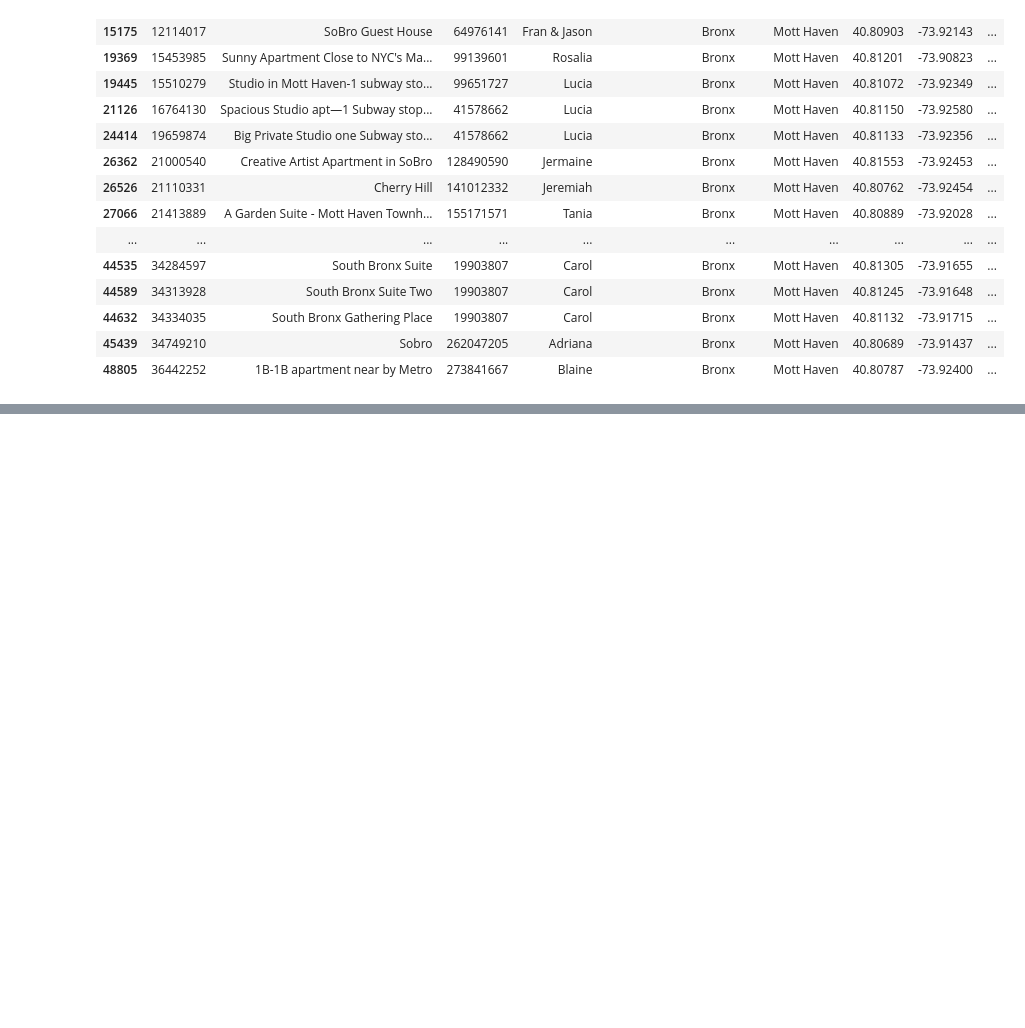
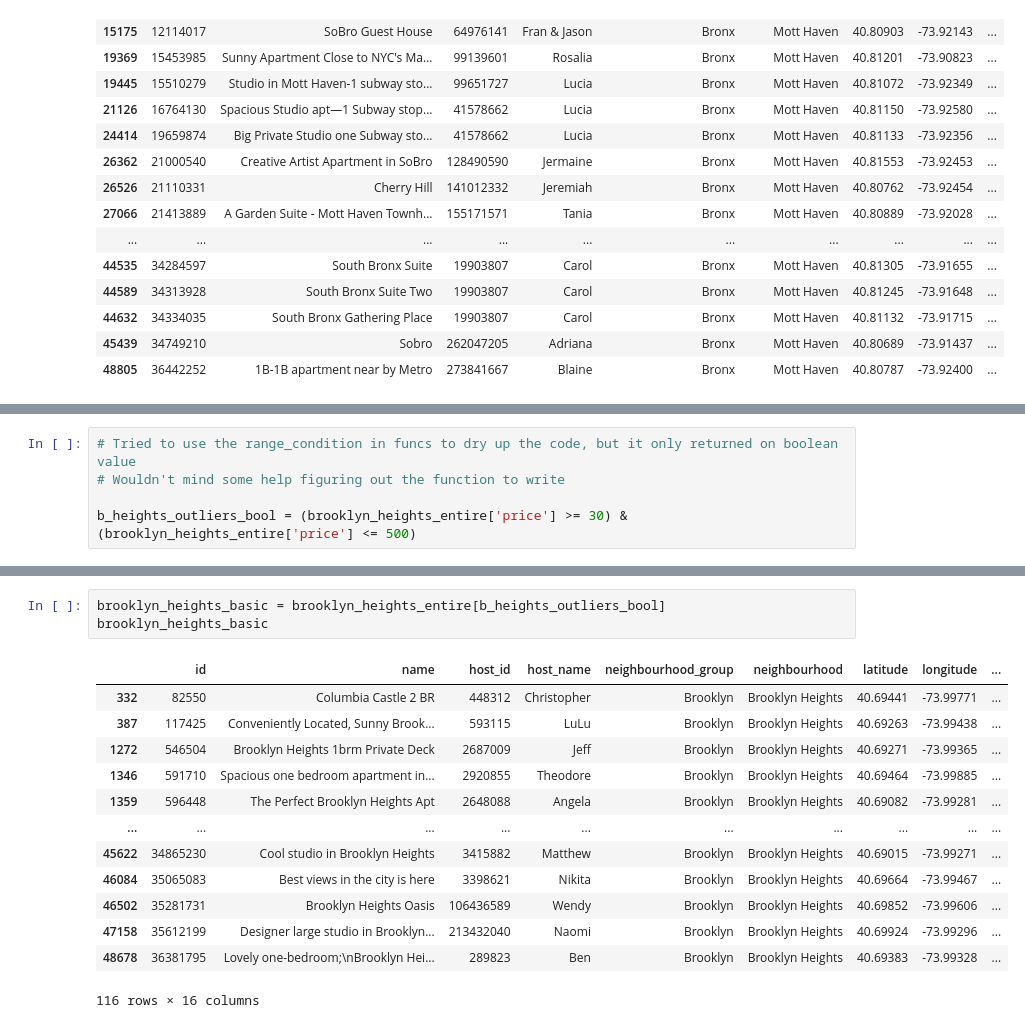
Before and after one commit to klp/cuny_gc_python_class_sp2022, a Jupyter notebook: home_work/2022-04-30/pandas_assignment.ipynb, the cells around one changed output, grey strips where cells are left out. Cells and saved outputs as stored; diff of their text form; blank space fills up the shorter version.

```diff
--- a/home_work/2022-04-30/pandas_assignment.ipynb
+++ b/home_work/2022-04-30/pandas_assignment.ipynb
@@ -232,0 +238,5 @@ mott_haven_entire
+# %%
+# Tried to use the range_condition in funcs to dry up the code, but it only returned on boolean value
+# Wouldn't mind some help figuring out the function to write
+
+b_heights_outliers_bool = (brooklyn_heights_entire['price'] >= 30) & (brooklyn_heights_entire['price'] <= 500)
@@ -232,0 +258,17 @@ mott_haven_entire
+# %%
+brooklyn_heights_basic = brooklyn_heights_entire[b_heights_outliers_bool]
+brooklyn_heights_basic
+# %% [output]
+|  | id | name | host_id | host_name | neighbourhood_group | neighbourhood | latitude | longitude | ... |
+| 332 | 82550 | Columbia Castle 2 BR | 448312 | Christopher | Brooklyn | Brooklyn Heights | 40.69441 | -73.99771 | ... |
+| 387 | 117425 | Conveniently Located, Sunny Brook... | 593115 | LuLu | Brooklyn | Brooklyn Heights | 40.69263 | -73.99438 | ... |
+| 1272 | 546504 | Brooklyn Heights 1brm Private Deck | 2687009 | Jeff | Brooklyn | Brooklyn Heights | 40.69271 | -73.99365 | ... |
+| 1346 | 591710 | Spacious one bedroom apartment in... | 2920855 | Theodore | Brooklyn | Brooklyn Heights | 40.69464 | -73.99885 | ... |
+| 1359 | 596448 | The Perfect Brooklyn Heights Apt | 2648088 | Angela | Brooklyn | Brooklyn Heights | 40.69082 | -73.99281 | ... |
+| ... | ... | ... | ... | ... | ... | ... | ... | ... | ... |
+| 45622 | 34865230 | Cool studio in Brooklyn Heights | 3415882 | Matthew | Brooklyn | Brooklyn Heights | 40.69015 | -73.99271 | ... |
+| 46084 | 35065083 | Best views in the city is here | 3398621 | Nikita | Brooklyn | Brooklyn Heights | 40.69664 | -73.99467 | ... |
+| 46502 | 35281731 | Brooklyn Heights Oasis | 106436589 | Wendy | Brooklyn | Brooklyn Heights | 40.69852 | -73.99606 | ... |
+| 47158 | 35612199 | Designer large studio in Brooklyn... | 213432040 | Naomi | Brooklyn | Brooklyn Heights | 40.69924 | -73.99296 | ... |
+| 48678 | 36381795 | Lovely one-bedroom;\nBrooklyn Hei... | 289823 | Ben | Brooklyn | Brooklyn Heights | 40.69383 | -73.99328 | ... |
+116 rows × 16 columns
```
Also changed, not shown: parts of 18 cells of this notebook, 1 other file.
